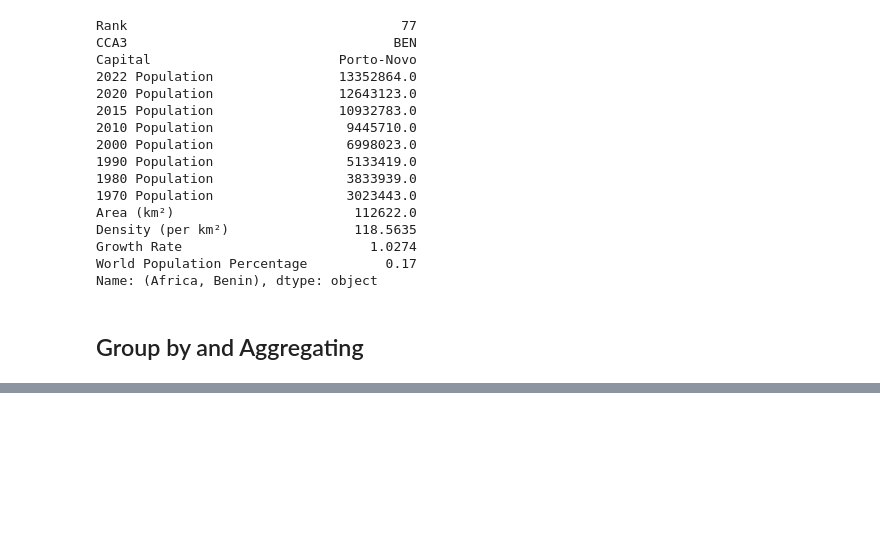
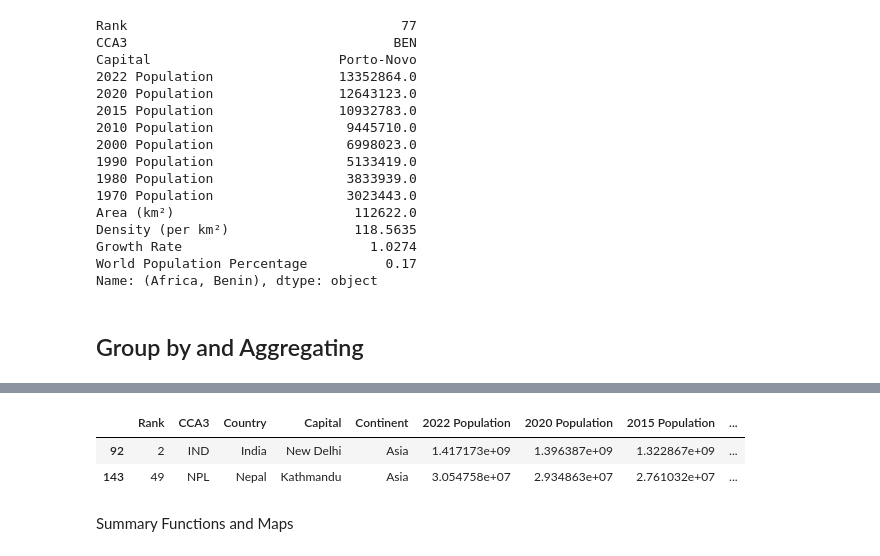
Before and after one commit to surajadkhari/Student-Mental-Health-Risk-Prediction, a Jupyter notebook: code.ipynb, the cells around one changed output, grey strips where cells are left out. Cells and saved outputs as stored; diff of their text form; code cells hidden in the pictures; blank space fills up the shorter version.

```diff
--- a/code.ipynb
+++ b/code.ipynb
@@ -390,0 +425,8 @@ Name: (Africa, Benin), dtype: object
+# %%
+df.loc[df.Country.isin(["India","Nepal"])]
+# %% [output]
+|  | Rank | CCA3 | Country | Capital | Continent | 2022 Population | 2020 Population | 2015 Population | ... |
+| 92 | 2 | IND | India | New Delhi | Asia | 1.417173e+09 | 1.396387e+09 | 1.322867e+09 | ... |
+| 143 | 49 | NPL | Nepal | Kathmandu | Asia | 3.054758e+07 | 2.934863e+07 | 2.761032e+07 | ... |
+# %% [markdown]
+Summary Functions and Maps
```
Also changed, not shown: parts of 5 cells of this notebook.
